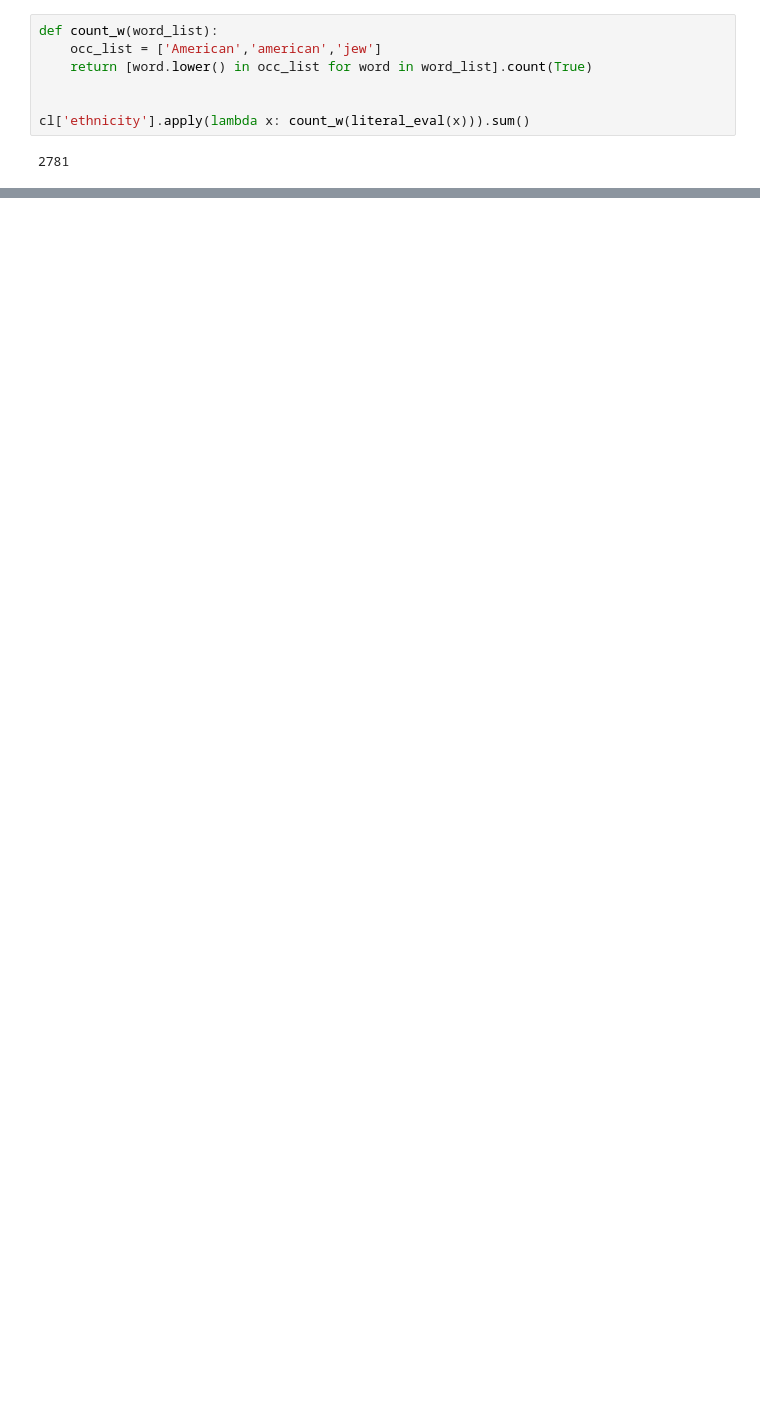
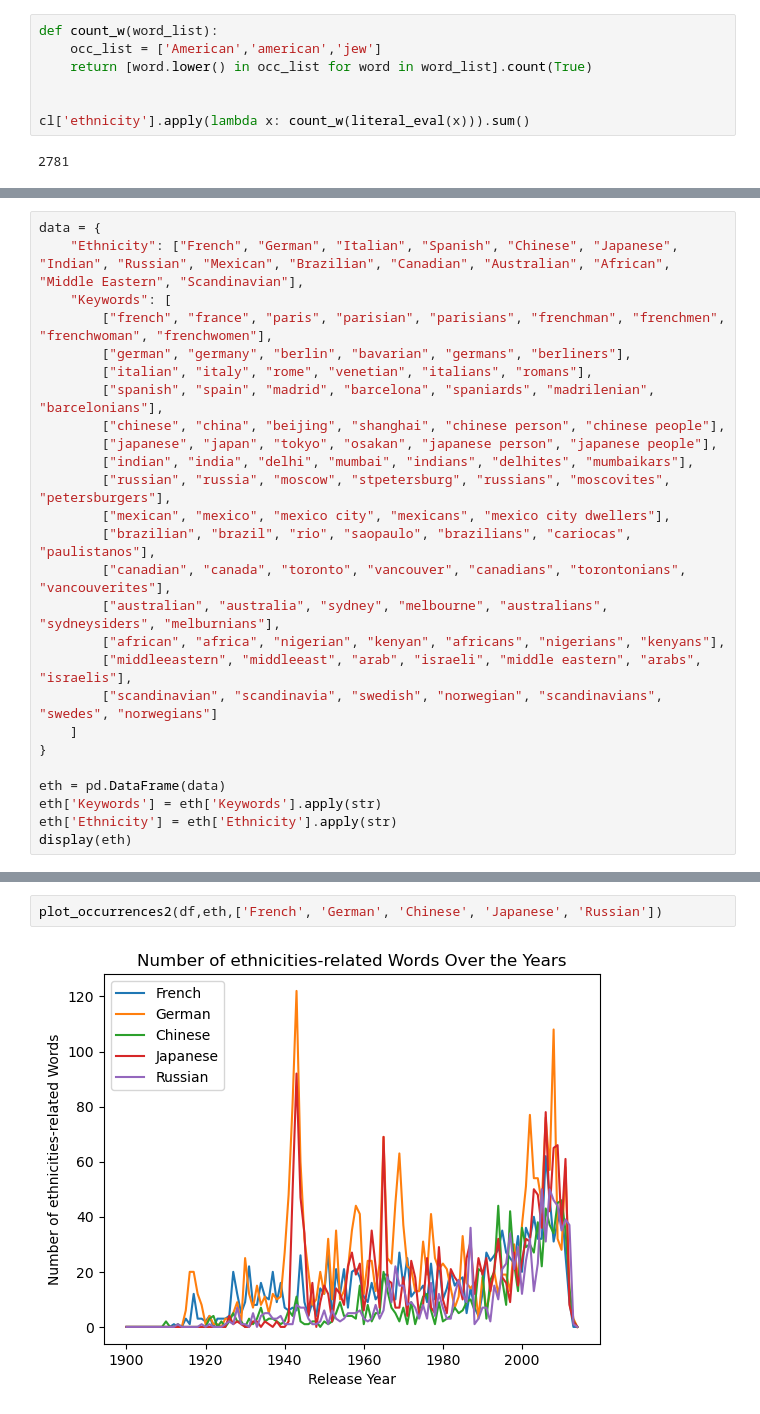
Before and after one commit to epfl-ada/ada-2023-project-padawans, a Jupyter notebook: Q3.ipynb, the cells around one changed output, grey strips where cells are left out. Drawn from its saved outputs; the diff is of its cells as text; blank space fills up the shorter version.

```diff
--- a/Q3.ipynb
+++ b/Q3.ipynb
@@ -266,0 +277,26 @@ plot_occurrences(df,african_american_keywords,ethnicity)
+# %%
+data = {
+    "Ethnicity": ["French", "German", "Italian", "Spanish", "Chinese", "Japanese", "Indian", "Russian", "Mexican", "Brazilian", "Canadian", "Australian", "African", "Middle Eastern", "Scandinavian"],
+    "Keywords": [
+        ["french", "france", "paris", "parisian", "parisians", "frenchman", "frenchmen", "frenchwoman", "frenchwomen"],
+        ["german", "germany", "berlin", "bavarian", "germans", "berliners"],
+        ["italian", "italy", "rome", "venetian", "italians", "romans"],
+        ["spanish", "spain", "madrid", "barcelona", "spaniards", "madrilenian", "barcelonians"],
+        ["chinese", "china", "beijing", "shanghai", "chinese person", "chinese people"],
+        ["japanese", "japan", "tokyo", "osakan", "japanese person", "japanese people"],
+        ["indian", "india", "delhi", "mumbai", "indians", "delhites", "mumbaikars"],
+        ["russian", "russia", "moscow", "stpetersburg", "russians", "moscovites", "petersburgers"],
+        ["mexican", "mexico", "mexico city", "mexicans", "mexico city dwellers"],
+        ["brazilian", "brazil", "rio", "saopaulo", "brazilians", "cariocas", "paulistanos"],
+        ["canadian", "canada", "toronto", "vancouver", "canadians", "torontonians", "vancouverites"],
+        ["australian", "australia", "sydney", "melbourne", "australians", "sydneysiders", "melburnians"],
+        ["african", "africa", "nigerian", "kenyan", "africans", "nigerians", "kenyans"],
+        ["middleeastern", "middleeast", "arab", "israeli", "middle eastern", "arabs", "israelis"],
+        ["scandinavian", "scandinavia", "swedish", "norwegian", "scandinavians", "swedes", "norwegians"]
+    ]
+}
+
+eth = pd.DataFrame(data)
+eth['Keywords'] = eth['Keywords'].apply(str)
+eth['Ethnicity'] = eth['Ethnicity'].apply(str)
+display(eth)
@@ -266,0 +337,4 @@ plot_occurrences(df,african_american_keywords,ethnicity)
+# %%
+plot_occurrences2(df,eth,['French', 'German', 'Chinese', 'Japanese', 'Russian'])
+# %% [output]
+[figure, added]
```
Also changed, not shown: parts of 15 cells of this notebook.
